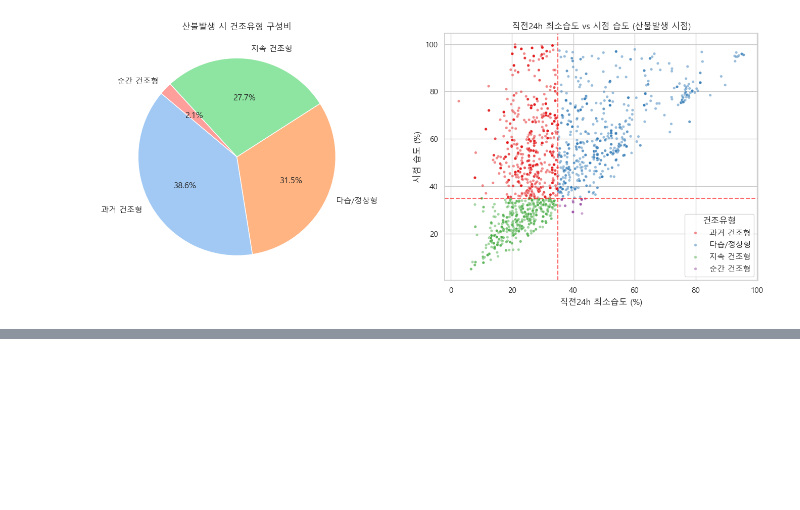
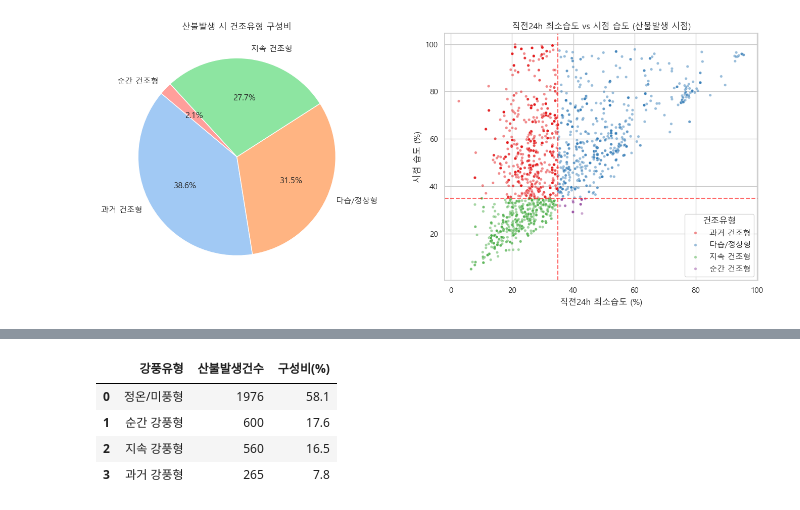
Before and after one commit to Max-JI64/farm-system-public-02, a Jupyter notebook: jsw/강원_재_EDA/Step3_산불발생_선행기상및국지임계치_심화분석.ipynb, the cells around one changed output, grey strips where cells are left out. Cells and saved outputs as stored; diff of their text form; code cells hidden in the pictures; blank space fills up the shorter version.

```diff
--- a/jsw/강원_재_EDA/Step3_산불발생_선행기상및국지임계치_심화분석.ipynb
+++ b/jsw/강원_재_EDA/Step3_산불발생_선행기상및국지임계치_심화분석.ipynb
@@ -523,0 +527,33 @@ plt.show()
+# %%
+# 강풍 기준을 3m/s 로 설정 (산불 확산 및 발화 위험 증가 기준)
+WIND_THRESHOLD = 3.0
+
+def classify_wind_type(row):
+    past_windy = row['직전24h_평균풍속'] >= WIND_THRESHOLD
+    current_windy = row['시점_풍속_m_s'] >= WIND_THRESHOLD
+
+    if past_windy and current_windy:
+        return '지속 강풍형'
+    elif (not past_windy) and current_windy:
+        return '순간 강풍형'
+    elif past_windy and (not current_windy):
+        return '과거 강풍형'
+    else:
+        return '정온/미풍형'
+
+# fire_weather 전체 사용
+s3_04_df = fire_weather.dropna(subset=['직전24h_평균풍속', '시점_풍속_m_s']).copy()
+s3_04_df['강풍유형'] = s3_04_df.apply(classify_wind_type, axis=1)
+
+wind_type_counts = s3_04_df['강풍유형'].value_counts().reset_index()
+wind_type_counts.columns = ['강풍유형', '산불발생건수']
+wind_type_counts['구성비(%)'] = (wind_type_counts['산불발생건수'] / len(s3_04_df) * 100).round(1)
+
+wind_type_counts.to_csv('outputs/Step3/tables/S3-04_wind_type_distribution.csv', index=False, encoding='utf-8-sig')
+display(wind_type_counts)
+# %% [output]
+|  | 강풍유형 | 산불발생건수 | 구성비(%) |
+| 0 | 정온/미풍형 | 1976 | 58.1 |
+| 1 | 순간 강풍형 | 600 | 17.6 |
+| 2 | 지속 강풍형 | 560 | 16.5 |
+| 3 | 과거 강풍형 | 265 | 7.8 |
```
Also changed, not shown: parts of 2 cells of this notebook, 3 other files.
